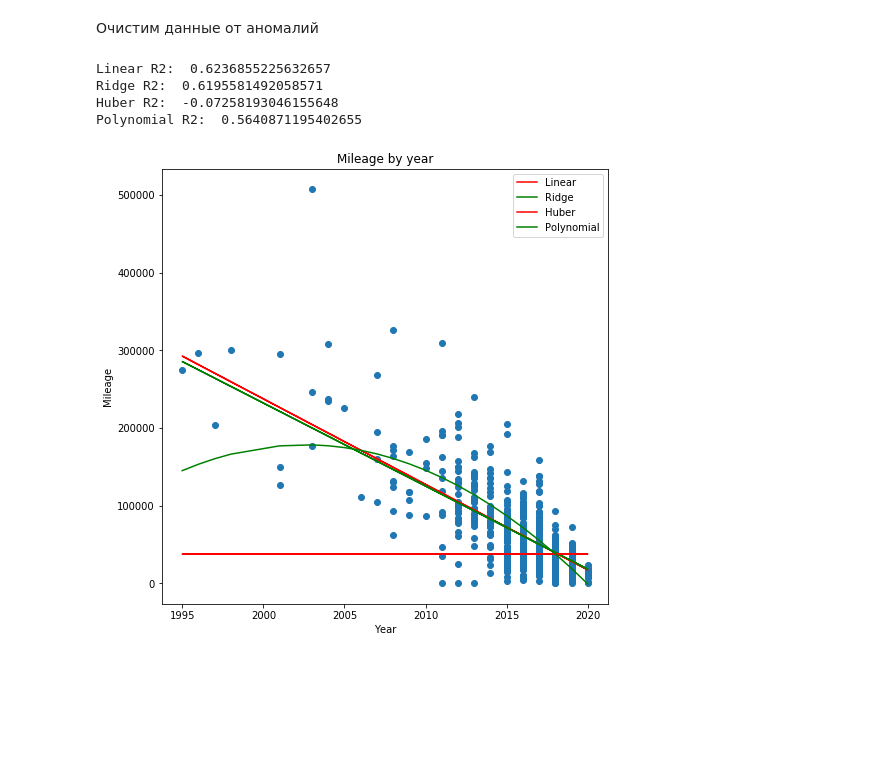
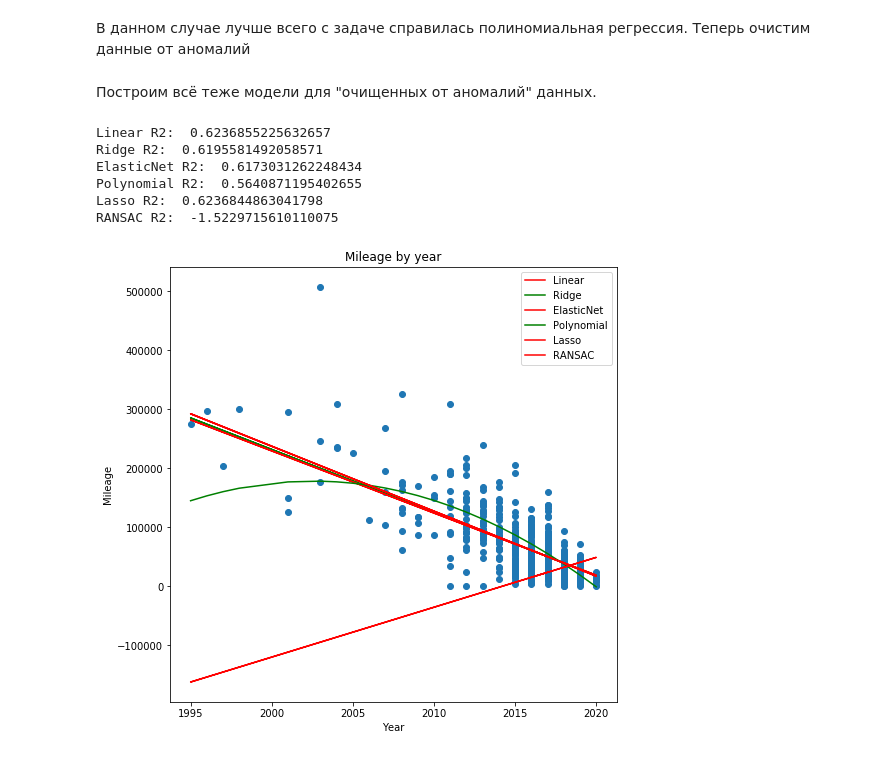
Before and after one commit to Aladiev/data-mining, a Jupyter notebook: regressions.ipynb, the cells around one changed output. Cells and saved outputs as stored; diff of their text form; code cells hidden in the pictures; blank space fills up the shorter version.

```diff
--- a/regressions.ipynb
+++ b/regressions.ipynb
@@ -66,3 +97,3 @@ Polynomial R2:  0.39569657402991343
-# %% [markdown]
-Очистим данные от аномалий
+# %% [markdown]
+В данном случае лучше всего с задаче справилась полиномиальная регрессия. Теперь очистим данные от аномалий
 # %%
@@ -100,30 +105,61 @@ normal_indexes = np.where(predict == 1)
 
 cleaned_x = x[normal_indexes]
 cleaned_y = y[normal_indexes]
+# %% [markdown]
+Построим всё теже модели для "очищенных от аномалий" данных.
 # %%
 x_train, x_test, y_train, y_test= train_test_split(cleaned_x, cleaned_y, test_size=0.4, random_state=50)
 
+df = pd.DataFrame({
+    'x': x_test,
+    'y': y_test
+}).sort_values(by=['x'])
+
+x_test_sorted = np.array(df.x)
+y_test_sorted = df.y
+
 model = LinearRegression().fit(x_train.reshape(-1, 1), y_train)
 model2 = Ridge(alpha=500.5).fit(x_train.reshape(-1, 1), y_train)
-model3 = HuberRegressor(alpha=1.0).fit(x_train.reshape(-1, 1), y_train)
+model3 = ElasticNet(l1_ratio=0.5).fit(x_train.reshape(-1, 1), y_train)
+model4 = LinearRegression().fit(PolynomialFeatures(degree = 2).fit_transform(x_train.reshape(-1, 1)), y_train)
+model5 = Lasso().fit(x_train.reshape(-1, 1), y_train)
+model6 = RANSACRegressor(residual_threshold=2).fit(x_train.reshape(-1, 1), y_train)
 
-poly_reg = PolynomialFeatures(degree = 2)
-x_poly = poly_reg.fit_transform(x_train.reshape(-1, 1))
-model4 = LinearRegression().fit(x_poly, y_train)
 
 y_pred = model.predict(x_test.reshape(-1, 1))
 y_pred2 = model2.predict(x_test.reshape(-1, 1))
-y_pred3 = model3.predict(x_test.reshape(-1, 1))
-y_pred4 = model4.predict(poly_reg.fit_transform((x_test).reshape(-1, 1)))
-plot(x_test, np.sort(x_test).reshape(-1, 1), y_test, y_pred, y_pred2, y_pred3, cleaned_y_predicted, 'Linear', 'Ridge', 'Huber', 'Polynomial')
+y_pred3 = model3.predict(x_test.reshape(-1,1))
+y_pred4 = model4.predict(poly_reg.fit_transform(x_test_sorted.reshape(-1, 1)))
+y_pred5 = model5.predict(x_test.reshape(-1,1))
+y_pred6 = model6.predict(x_test.reshape(-1,1))
+
+plt.figure(figsize=(8, 8))
+
+plt.xlabel('Year')
+plt.ylabel('Mileage')
+plt.title('Mileage by year')
+
+plt.scatter(x_test, y_test)
+plt.plot(x_test, y_pred, color='r', label = 'Linear')
+plt.plot(x_test, y_pred2, color='g', label = 'Ridge')
+plt.plot(x_test, y_pred3, color='r', label = 'ElasticNet')
+plt.plot(x_test_sorted.reshape(-1, 1), y_pred4, color='g', label = 'Polynomial')
+plt.plot(x_test, y_pred5, color='r', label = 'Lasso')
+plt.plot(x_test, y_pred6, color='r', label = 'RANSAC')
+
+plt.legend()
 
 print('Linear R2: ', r2_score(y_test, y_pred))
 print('Ridge R2: ', r2_score(y_test, y_pred2))
-print('Huber R2: ', r2_score(y_test, y_pred3))
-print('Polynomial R2: ', r2_score(y_test, y_pred4))
+print('ElasticNet R2: ', r2_score(y_test, y_pred3))
+print('Polynomial R2: ', r2_score(y_test_sorted, y_pred4))
+print('Lasso R2: ', r2_score(y_test, y_pred5))
+print('RANSAC R2: ', r2_score(y_test, y_pred6))
 # %% [output]
 Linear R2:  0.6236855225632657
 Ridge R2:  0.6195581492058571
-Huber R2:  -0.07258193046155648
+ElasticNet R2:  0.6173031262248434
 Polynomial R2:  0.5640871195402655
+Lasso R2:  0.6236844863041798
+RANSAC R2:  -1.5229715610110075
-[figure, old version]
+[figure, new version]
```
Also changed, not shown: parts of 7 cells of this notebook, 2 other files.
